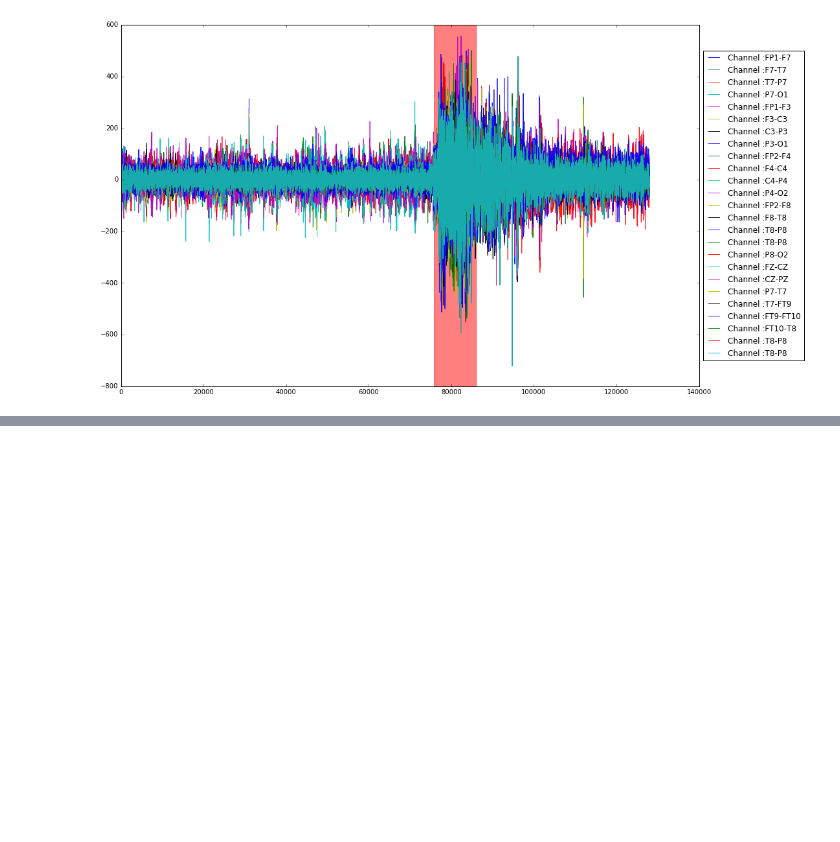
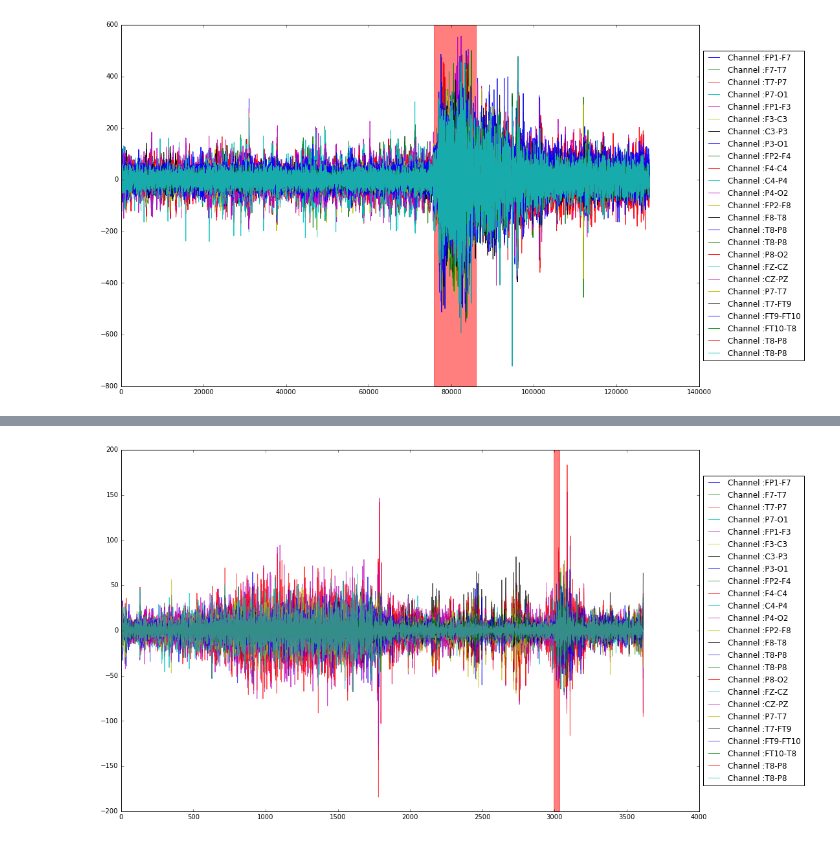
Before and after one commit to harvard-team-pivot/epilepsy-prediction, a Jupyter notebook: Team_Pivot_CS109A_Final_Project_Milestone_3_Shivas.ipynb, the cells around one changed output, grey strips where cells are left out. Drawn from its saved outputs; the diff is of its cells as text; code cells hidden in the pictures; blank space fills up the shorter version.

```diff
--- a/Team_Pivot_CS109A_Final_Project_Milestone_3_Shivas.ipynb
+++ b/Team_Pivot_CS109A_Final_Project_Milestone_3_Shivas.ipynb
@@ -107,3 +153,14 @@ plt.show()
 # %%
 # The signals are sampled at 256 samples per second.
 # So let us average the samples to get one reading per second
+
+row_count = eeg_df.shape[0]
+summary_eeg = []
+
+for i in range(0,row_count,255):
+    summary = eeg_df.iloc[i:i+255,:].mean(axis=0)
+    summary_eeg.append(summary)
+
+summary_eeg_df = pd.DataFrame(np.asarray(summary_eeg), columns=eeg_df.columns)
+print "Summarized signal data shape: " , summary_eeg_df.shape
+summary_eeg_df.head()
@@ -109,0 +176,17 @@ plt.show()
+# %%
+# Visualize using summarized data for all channels
+row_count = summary_eeg_df.shape[0]
+fig, ax = plt.subplots(1, 1, figsize=(20, 10))
+for column in summary_eeg_df.columns:
+    ax.plot(range(row_count), summary_eeg_df[column].values,label='Channel :'+column,alpha=0.7)
+
+box = ax.get_position()
+ax.set_position([box.x0, box.y0, box.width * 0.8, box.height])
+# Signals where seizures occured
+ax.axvspan(2996, 3036, alpha=0.5, color='red')
+
+# Put a legend to the right of the current axis
+ax.legend(loc='center left', bbox_to_anchor=(1, 0.5))
+plt.show()
+# %% [output]
+[figure, added]
```
Also changed, not shown: parts of 3 cells of this notebook.
